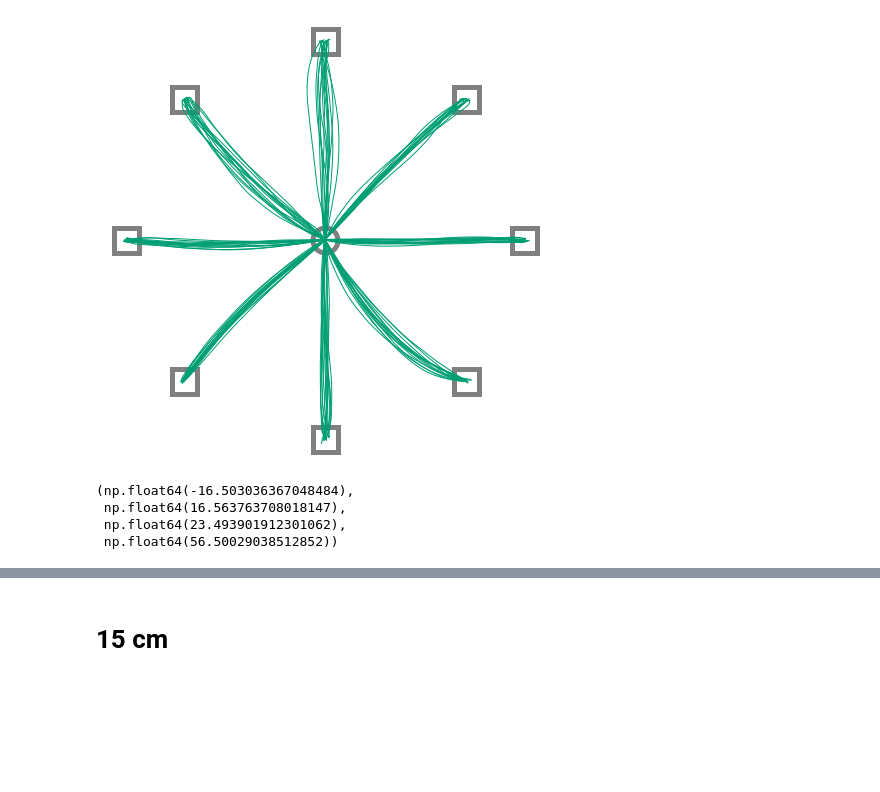
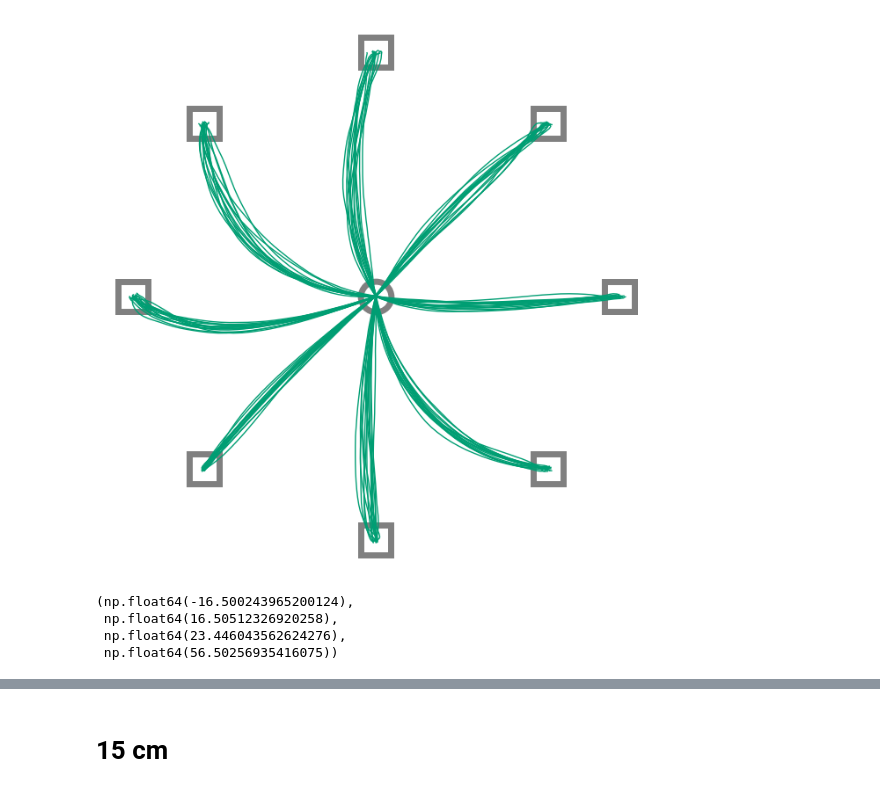
Before and after one commit to AlexandreThy/PhD, a Jupyter notebook: CurrentParts/PaperPlot.ipynb, the cells around one changed output, grey strips where cells are left out. Drawn from its saved outputs; the diff is of its cells as text; code cells hidden in the pictures; blank space fills up the shorter version.

```diff
--- a/CurrentParts/PaperPlot.ipynb
+++ b/CurrentParts/PaperPlot.ipynb
@@ -41,37 +41,37 @@ trajectories = np.zeros((NUM_SIM,8,NumIteration+1,2))
 
 WP = 20000
 WV = 1
-WR = .5
+WR = .1
 st = [0,40]
 MN = 5e-4
 
 for num_sim in range(NUM_SIM):
     for iter,angles in enumerate(np.linspace(0,2*pi,9)[:-1]) :
         tg = [st[0]+cos(angles)*15,st[1]+sin(angles)*15]
         xILQG,yILQG,zilqg,uILQG=simulate_ILQG(MovementTime,WP,WV,WR,tg,st,NumIteration,delay = 0.06,Noise=True,motornoise_variance=MN,print_iterations=False)
         trajectories[num_sim,iter] = np.array([xILQG,yILQG]).T
 
         if num_sim <= 15 : plt.plot(xILQG,yILQG,color = "#009E73",linewidth = 1,label = "ILQG")
         plt.plot([tg[0]],[tg[1]],marker = "s",markersize = 25,markeredgecolor = "grey",markerfacecolor='white',zorder = 0,markeredgewidth = 5)
 plt.axis("equal")
 ax = plt.gca()
 plt.plot([st[0]],[st[1]],marker = "o",markersize = 25,markeredgecolor = "grey",markerfacecolor='white',zorder = 0,markeredgewidth = 5)
 ax.axis("off")
 plt.savefig("ILQG_Centerout.svg",dpi = 300)
 plt.show()
 plt.figure(figsize = (8,8))
 for iter,angles in enumerate(np.linspace(0,2*pi,9)[:-1]) :
     tg = [st[0]+cos(angles)*15,st[1]+sin(angles)*15]
     plt.plot(np.mean(trajectories[:,iter,:,0],axis = 0),np.mean(trajectories[:,iter,:,1],axis = 0),color = "#009E73",linewidth = 3,label = "ILQG")
     plt.plot([tg[0]],[tg[1]],marker = "s",markersize = 25,markeredgecolor = "grey",markerfacecolor='white',zorder = 0,markeredgewidth = 5)
 
 plt.axis("equal")
 ax = plt.gca()
 plt.plot([st[0]],[st[1]],marker = "o",markersize = 25,markeredgecolor = "grey",markerfacecolor='white',zorder = 0,markeredgewidth = 5)
 ax.axis("off")
 # %% [output]
-[figure, old version]
+[figure, new version]
-(np.float64(-16.503036367048484),
- np.float64(16.563763708018147),
- np.float64(23.493901912301062),
- np.float64(56.50029038512852))
+(np.float64(-16.500243965200124),
+ np.float64(16.50512326920258),
+ np.float64(23.446043562624276),
+ np.float64(56.50256935416075))
```
Also changed, not shown: parts of 19 cells of this notebook, 38 other files.
